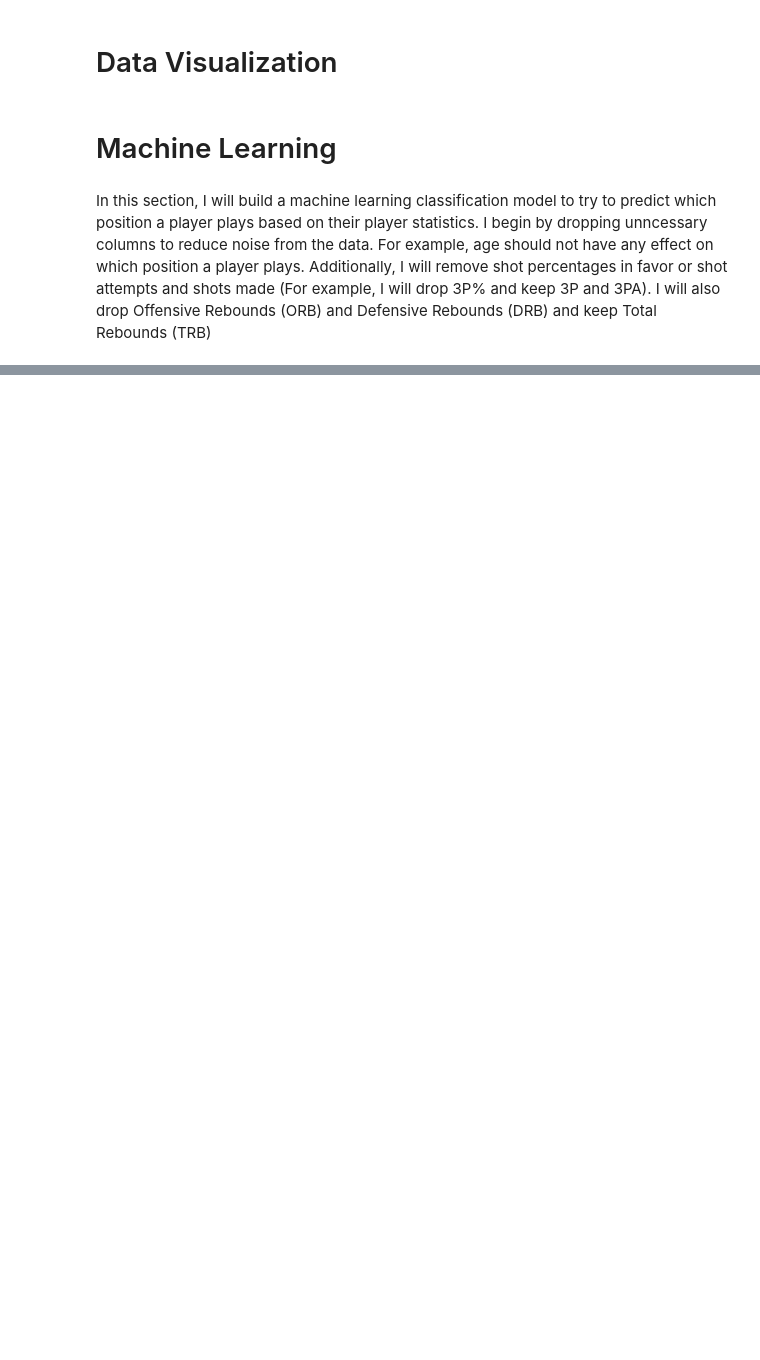
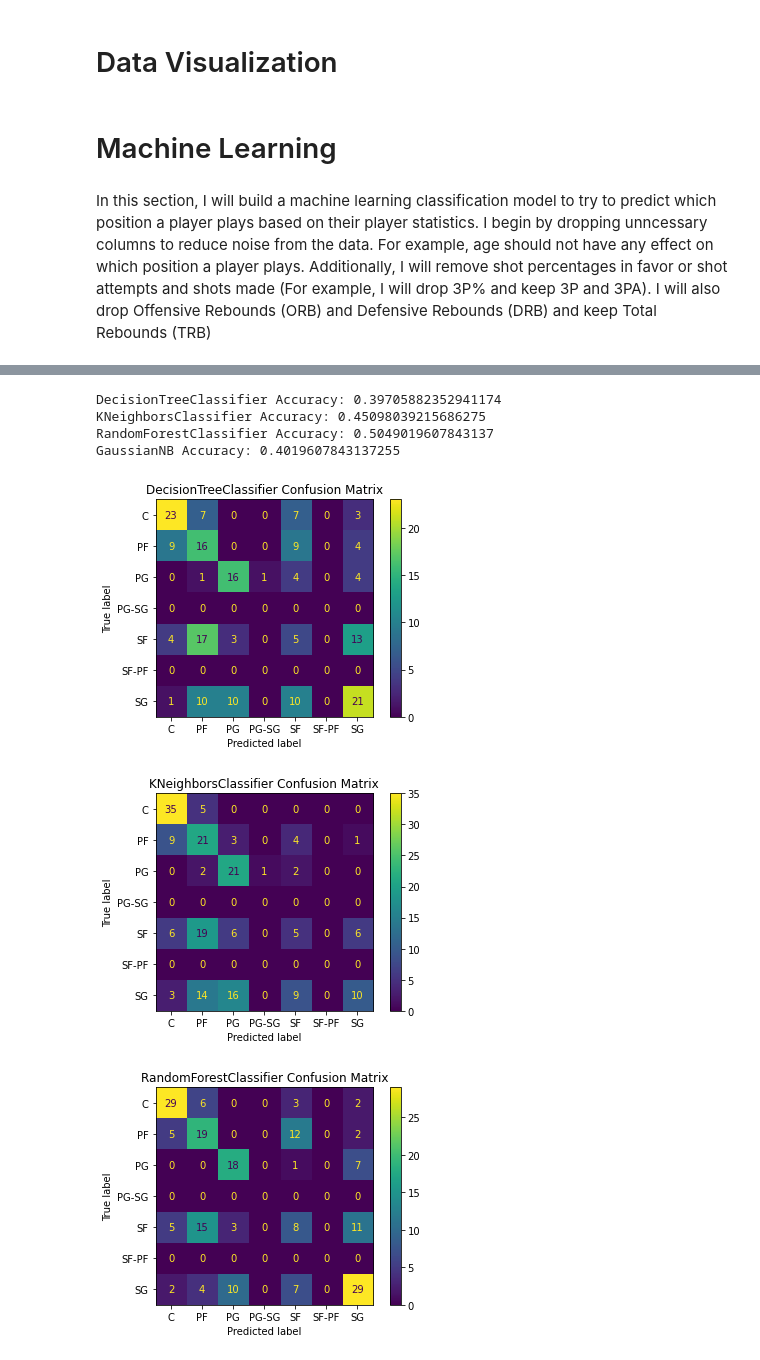
Before and after one commit to viquangly/bad_coding_practices, a Jupyter notebook: nba_analysis_refactor/nba_scraper_players_22_23_refactored.ipynb, the cells around one changed output, grey strips where cells are left out. Drawn from its saved outputs; the diff is of its cells as text; code cells hidden in the pictures; blank space fills up the shorter version.

Commit message:
Initial commit of nba_func.py.  Added some more refactorings to notebook.

```diff
--- a/nba_analysis_refactor/nba_scraper_players_22_23_refactored.ipynb
+++ b/nba_analysis_refactor/nba_scraper_players_22_23_refactored.ipynb
@@ -414,6 +492,9 @@ nba['TOVpg']=nba['TOV']/nba['G']
 # %%
 ml_df = nba[['PPG', 'TRBpg', 'ASTpg', 'BLKpg', 'TOVpg', 'PFpg',
              'total_height_in', 'weight_lbs', 'Pos']]
+# %%
+# Use these features for refactoring demo because we don't have access to 'total_height_in', 'weight_lbs'
+ml_df = nba[['PPG', 'TRBpg', 'ASTpg', 'BLKpg', 'TOVpg', 'PFpg', 'Pos']]
 # %%
 X = ml_df.iloc[:, :-1]
 y = ml_df.iloc[:, -1:]
@@ -481,0 +575,11 @@ print('Gaussian Naive Bayes Accuracy Score: ', acc)
+# %%
+for fitted_model in (dtc, knc, rfc, gnb):
+    nf.display_confusion_matrix(fitted_model, X_test, y_test)
+# %% [output]
+DecisionTreeClassifier Accuracy: 0.39705882352941174
+KNeighborsClassifier Accuracy: 0.45098039215686275
+RandomForestClassifier Accuracy: 0.5049019607843137
+GaussianNB Accuracy: 0.4019607843137255
+[figure, added]
+[figure, added]
+[figure, added]
```
Also changed, not shown: parts of 33 cells of this notebook, 2 other files.
